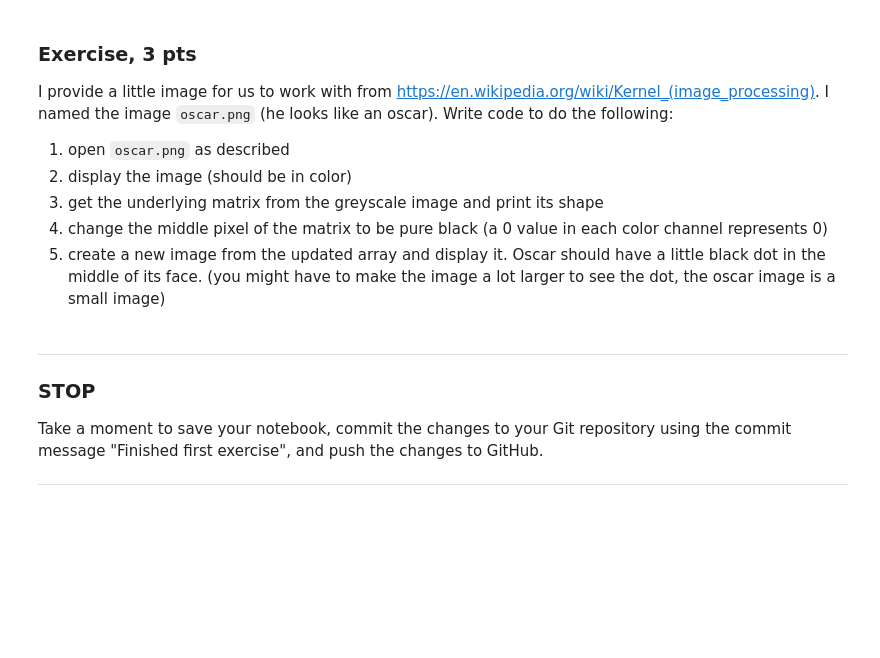
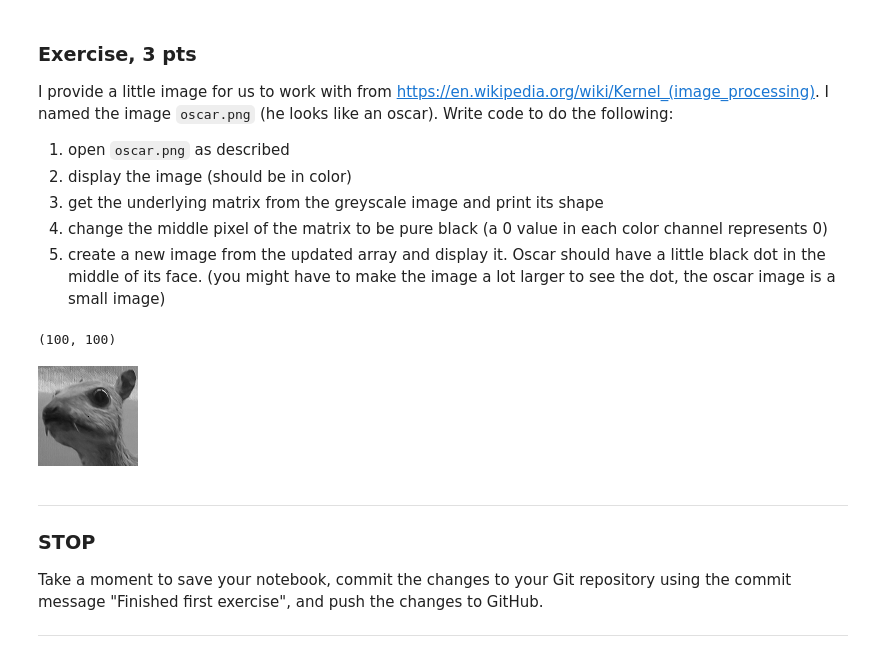
Before and after one commit to linhaoyan/cmse202-s20-turnin, a Jupyter notebook: temp/cmse202-s20-turnin/hw-03/HW-03_Steganography-Haoyan Lin.ipynb, the cells around one changed output. Cells and saved outputs as stored; diff of their text form; code cells hidden in the pictures; blank space fills up the shorter version.

```diff
--- a/temp/cmse202-s20-turnin/hw-03/HW-03_Steganography-Haoyan Lin.ipynb
+++ b/temp/cmse202-s20-turnin/hw-03/HW-03_Steganography-Haoyan Lin.ipynb
@@ -90,3 +90,25 @@ I provide a little image for us to work with from https://en.wikipedia.org/wiki/
+# %%
+
+from PIL import Image
+import numpy as np
+
+I = Image.open('oscar.png')
+I.show()
+I = I.convert('L') #change color
+im_arr = np.asarray(I)
+print(im_arr.shape)
+Q = np.copy(im_arr)
+Q.setflags(write=1)
+A1 = int(im_arr.shape[0]/2)
+A2 = int(im_arr.shape[1]/2)
+for i in range(3):
+    Q[A1,A2] = 0
+
+Final = Image.fromarray(Q)
+Final
+# %% [output]
+(100, 100)
+[figure, added]
 # %% [markdown]
 ---
 ### STOP
```
Also changed, not shown: parts of 21 cells of this notebook, 1 other file.
